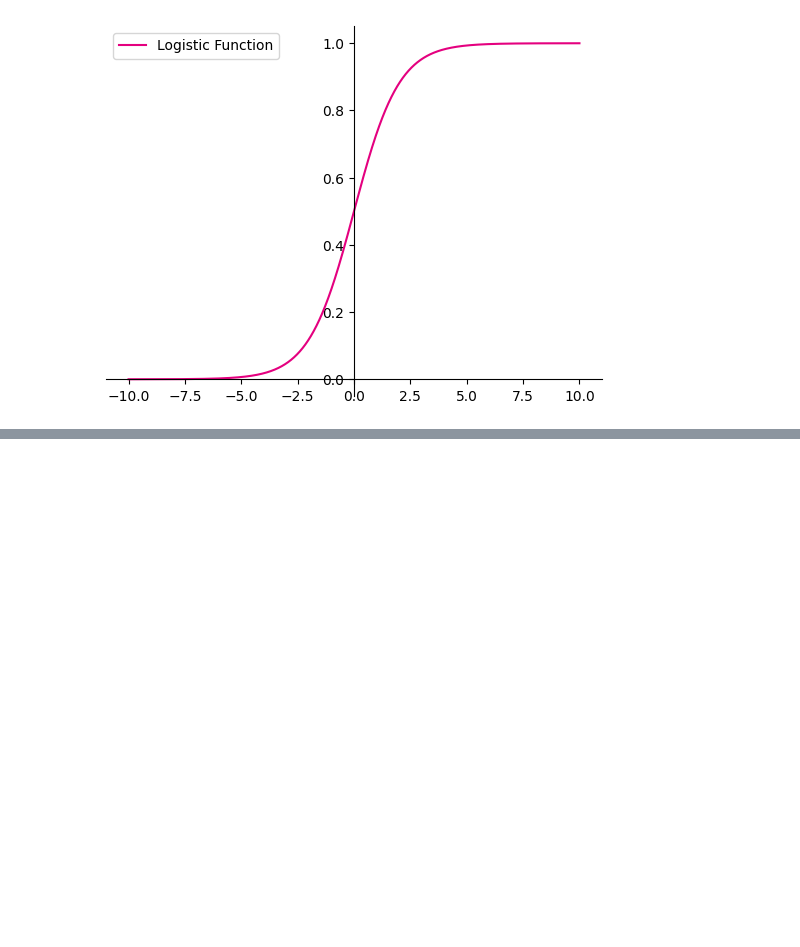
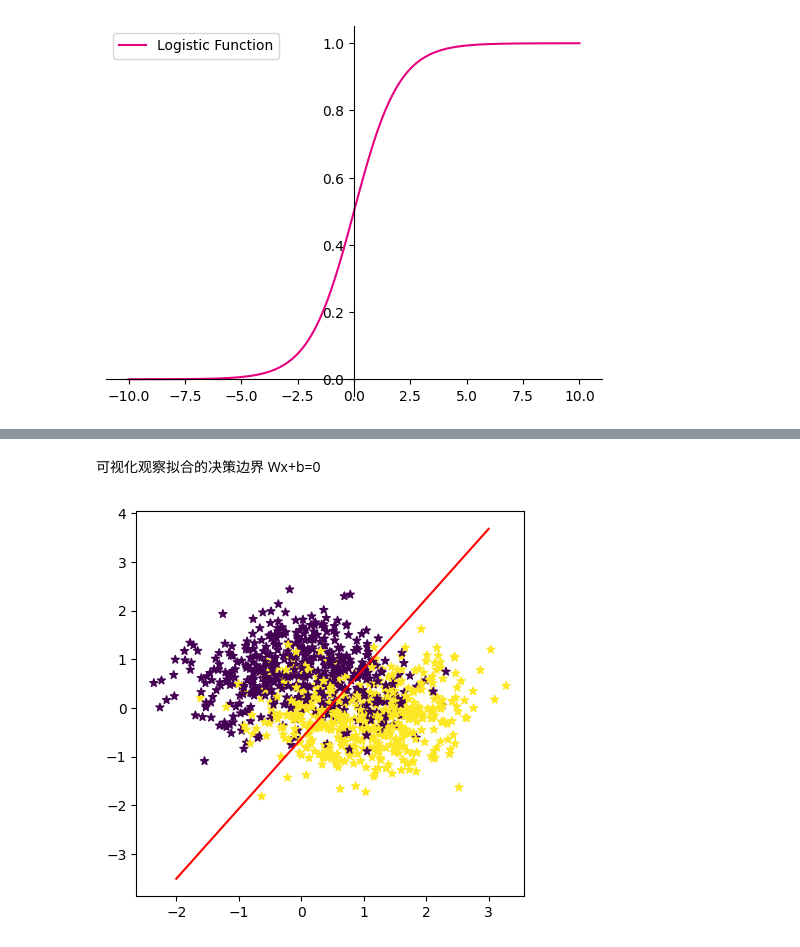
Before and after one commit to wyj415259/wyj415259, a Jupyter notebook: priactice-in-torch-main/chap3线性模型/线性模型-上.ipynb, the cells around one changed output, grey strips where cells are left out. Cells and saved outputs as stored; diff of their text form; code cells hidden in the pictures; blank space fills up the shorter version.

```diff
--- a/priactice-in-torch-main/chap3线性模型/线性模型-上.ipynb
+++ b/priactice-in-torch-main/chap3线性模型/线性模型-上.ipynb
@@ -126,0 +362,21 @@ plt.show()
+# %%
+#固定随机种子，使每次运行结果保持一直
+torch.manual_seed(102)
+
+#特征维度
+input_dim = 2
+# 学习率
+lr = 0.1
+#实例化模型
+model = model_LR(input_dim=input_dim)
+#指定优化器
+optimizer = SimpleBatchGD(init_lr=lr,model=model)
+#指定损失函数
+loss_fn = BinaryCrossEntropyLoss()
+#指定评价方式
+metric = accuracy
+
+# 实例化RunnerV2类，并传入训练配置
+runner = RunnerV2(model=model,optimizer=optimizer,metric=metric,loss_fn=loss_fn)
+#训练模型
+runner.train([X_train,y_train],[X_dev,y_dev],num_epochs = 500,log_epochs = 50,save_path='best_model.pdparams')
@@ -126,0 +440,21 @@ plt.show()
+# %% [markdown]
+可视化观察拟合的决策边界 Wx+b=0
+# %%
+def decision_boundary(w, b, x1):
+    w1, w2 = w
+    x2 = (- w1 * x1 - b) / w2
+    return x2
+# %%
+plt.figure(figsize=(5,5))
+# 绘制原始数据
+plt.scatter(X[:, 0].tolist(), X[:, 1].tolist(), marker='*', c=y.tolist())
+
+w = model.params['w']
+b = model.params['b']
+x1 = torch.linspace(-2, 3, 1000)
+x2 = decision_boundary(w, b, x1)
+# 绘制决策边界
+plt.plot(x1.tolist(), x2.tolist(), color="red")
+plt.show()
+# %% [output]
+[figure, added]
```
Also changed, not shown: parts of 22 cells of this notebook, 3 other files.
